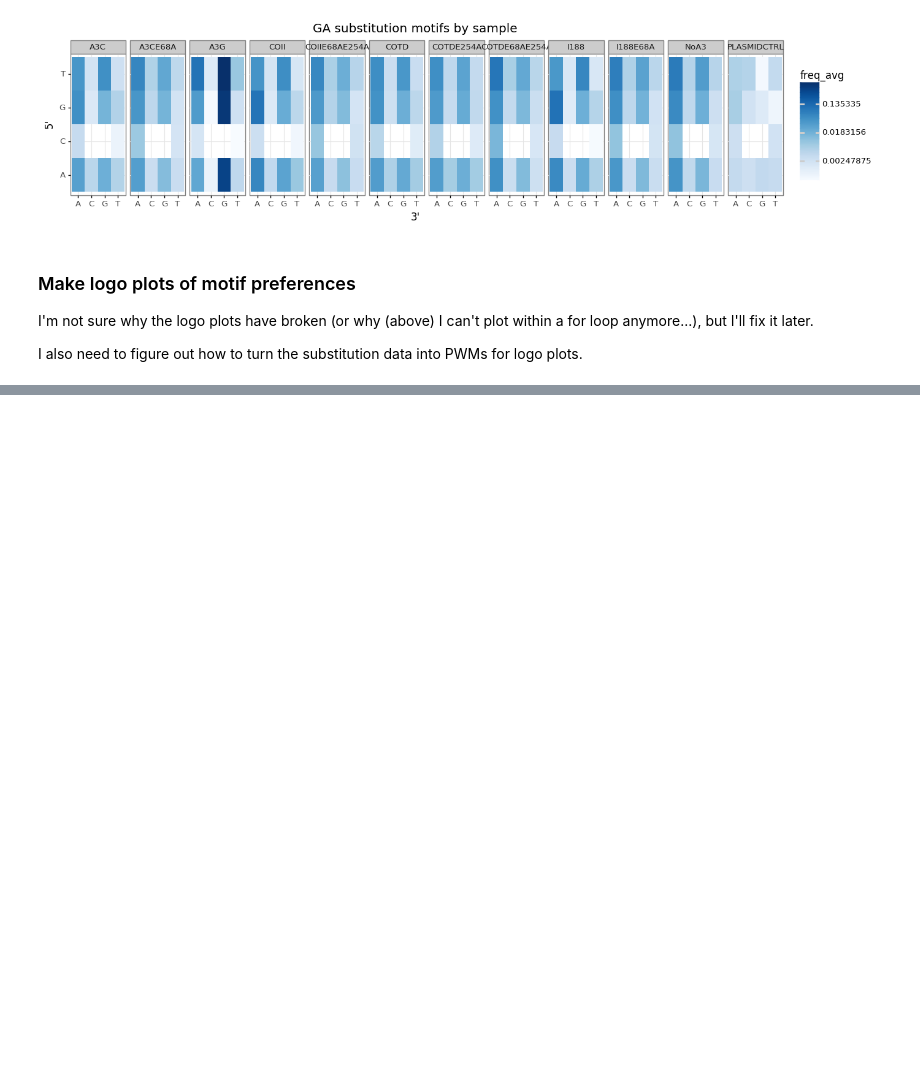
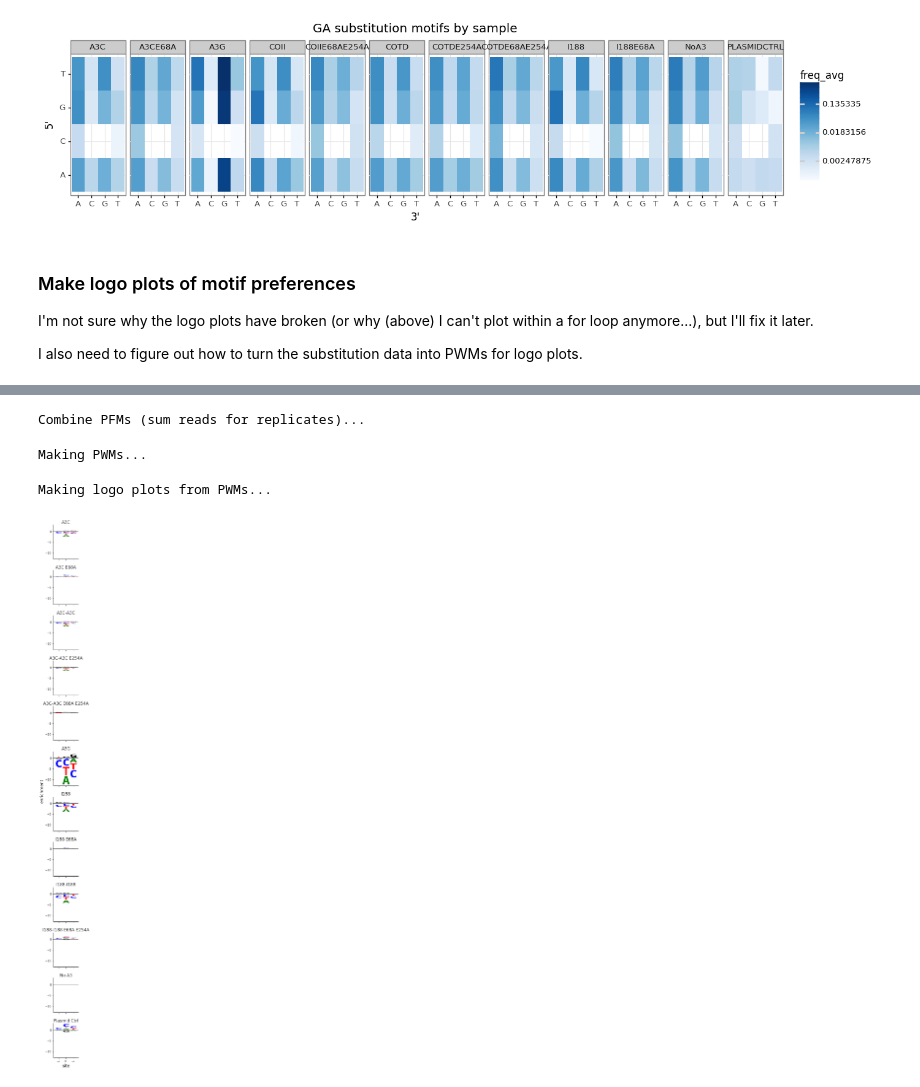
Before and after one commit to jbloomlab/SuperRestrictionFactor_Hypermutation, a Jupyter notebook: analysis_notebook.ipynb, the cells around one changed output, grey strips where cells are left out. Drawn from its saved outputs; the diff is of its cells as text; code cells hidden in the pictures; blank space fills up the shorter version.

```diff
--- a/analysis_notebook.ipynb
+++ b/analysis_notebook.ipynb
@@ -1337,0 +1510,46 @@ Alternatively, the /codoncounts/(sample)_bcinfo.txt.gz files (viewed at the end
+# %%
+print("Combine PFMs (sum reads for replicates)...")
+summed_pfms_dict = {}
+summed_pfms_dict['PLASMIDCTRL'] = plasmid_pfm
+for samplename in rep1_pfm_dict:
+    summed_pfms_dict[samplename] = (rep1_pfm_dict[samplename] + rep2_pfm_dict[samplename])
+# %% [output]
+Combine PFMs (sum reads for replicates)...
+# %%
+print('Making PWMs...')
+pseudocount = 1
+pwms_dict = {}
+background = summed_pfms_dict['NoA3']
+background = background + pseudocount
+background_ppm = background / background.sum(axis=0)
+
+for samplename in summed_pfms_dict:
+    sample_pfm = summed_pfms_dict[samplename]
+    sample_pfm_pseudo = sample_pfm + (sample_pfm.sum(axis=0) / background.sum(axis=0))
+    sample_ppm = sample_pfm_pseudo / sample_pfm_pseudo.sum(axis=0)
+    pwms_dict[samplename] = np.log2((sample_ppm / background_ppm).astype('float64'))
+# %% [output]
+Making PWMs...
+# %%
+print('Making logo plots from PWMs...')
+melted_pwms_combined = pd.DataFrame(columns = ['nt', 'site', 'enrichment', 'color', 'sample'])
+for samplename in pwms_dict:
+    sample_pwm = pwms_dict[samplename].reset_index()
+    melted_pwm = sample_pwm.melt(id_vars='index')
+    melted_pwm.rename(columns={'index':'nt', 'variable':'site', 'value':'enrichment'}, inplace=True)
+    melted_pwm['site'] = melted_pwm['site'].astype(int)
+    melted_pwm['color'] = ['green', 'blue', 'black', 'red']*3
+    melted_pwm['sample'] = [logo_labels_dict[samplename]]*len(melted_pwm)
+    melted_pwms_combined = melted_pwms_combined.append(melted_pwm)
+
+fig, axes = dmslogo.facet_plot(melted_pwms_combined,
+                               gridrow_col='sample',
+                               x_col='site',
+                               show_col=None,
+                               draw_logo_kwargs=dict(letter_col='nt',
+                                                     letter_height_col='enrichment',
+                                                      color_col='color')
+                            )
+# %% [output]
+Making logo plots from PWMs...
+[figure, added]
```
Also changed, not shown: parts of 42 cells of this notebook, 1 other file.
